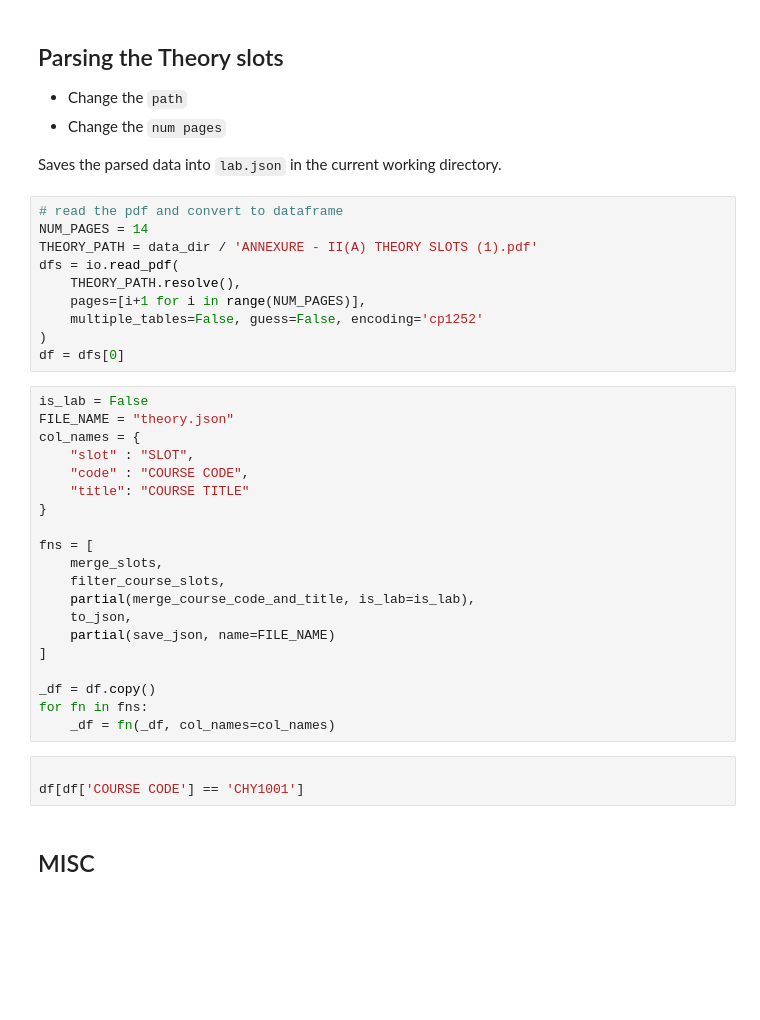
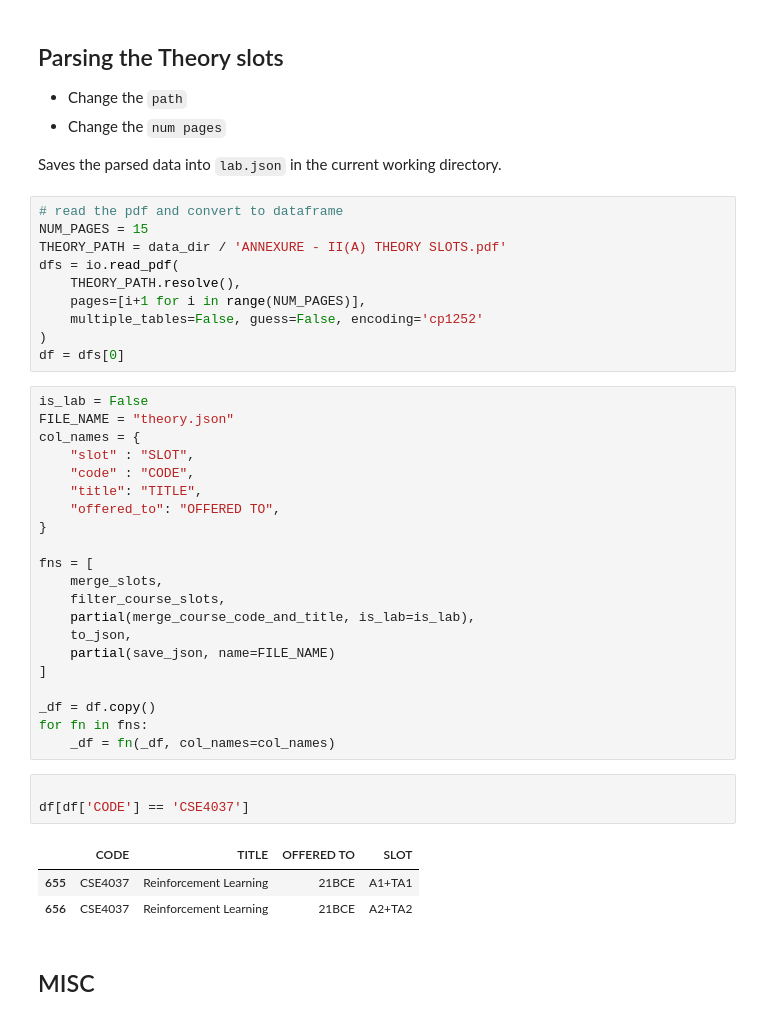
Before and after one commit to Sarath191181208/vitap-timetable-scheduler, a Jupyter notebook: preprocessing/parse_csv.ipynb, the cells around one changed output. Drawn from its saved outputs; the diff is of its cells as text; blank space fills up the shorter version.

```diff
--- a/preprocessing/parse_csv.ipynb
+++ b/preprocessing/parse_csv.ipynb
@@ -108,8 +134,8 @@ for fn in fns:
 Saves the parsed data into `lab.json` in the current working directory.
 # %%
 # read the pdf and convert to dataframe
-NUM_PAGES = 14
-THEORY_PATH = data_dir / 'ANNEXURE - II(A) THEORY SLOTS (1).pdf'
+NUM_PAGES = 15
+THEORY_PATH = data_dir / 'ANNEXURE - II(A) THEORY SLOTS.pdf'
 dfs = io.read_pdf(
     THEORY_PATH.resolve(),
     pages=[i+1 for i in range(NUM_PAGES)],
@@ -121,8 +147,9 @@ is_lab = False
 FILE_NAME = "theory.json"
 col_names = {
     "slot" : "SLOT",
-    "code" : "COURSE CODE",
-    "title": "COURSE TITLE"
+    "code" : "CODE",
+    "title": "TITLE",
+    "offered_to": "OFFERED TO",
 }
 
 fns = [
@@ -138,7 +165,11 @@ for fn in fns:
     _df = fn(_df, col_names=col_names)
 # %%
 
-df[df['COURSE CODE'] == 'CHY1001']
+df[df['CODE'] == 'CSE4037']
+# %% [output]
+|  | CODE | TITLE | OFFERED TO | SLOT |
+| 655 | CSE4037 | Reinforcement Learning | 21BCE | A1+TA1 |
+| 656 | CSE4037 | Reinforcement Learning | 21BCE | A2+TA2 |
 # %% [markdown]
 ## MISC
 # %%
```
Also changed, not shown: parts of 4 cells of this notebook, 6 other files.
